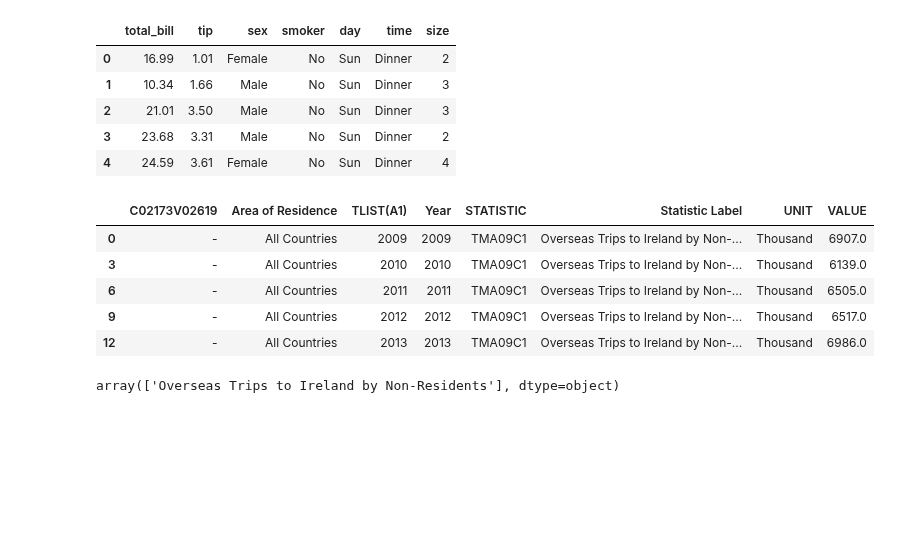
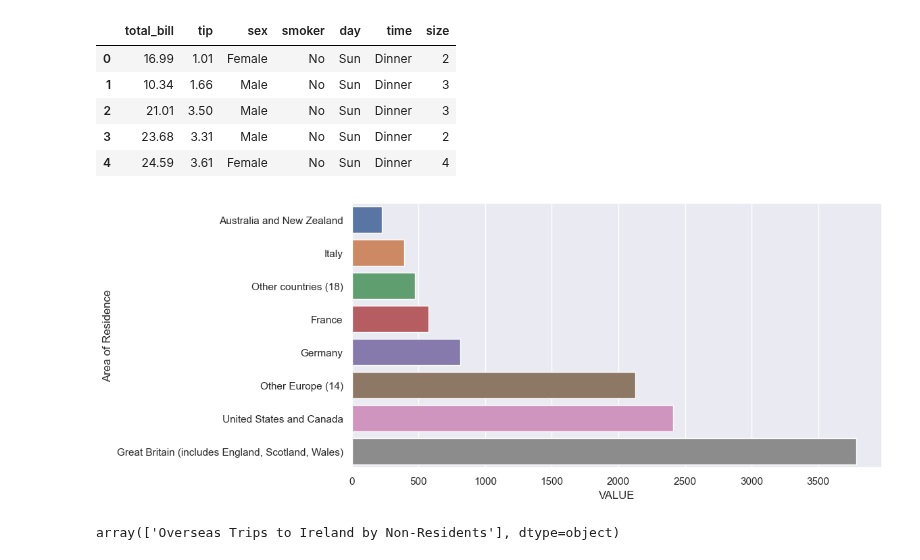
Before and after one commit to sba21725/MSC_DA_CA1, a Jupyter notebook: 01 Data Preparation.ipynb, the cells around one changed output. Saved outputs shown, nothing was run; the diff lists cells and outputs as text; code cells hidden in the pictures; blank space fills up the shorter version.

Commit message:
added table and graph to the Report

```diff
--- a/01 Data Preparation.ipynb
+++ b/01 Data Preparation.ipynb
@@ -359,12 +368,3 @@ tips.head()
 | 2 | 21.01 | 3.50 | Male | No | Sun | Dinner | 3 |
 | 3 | 23.68 | 3.31 | Male | No | Sun | Dinner | 2 |
 | 4 | 24.59 | 3.61 | Female | No | Sun | Dinner | 4 |
-# %%
-tma09_df_C1.head()
-# %% [output]
-|  | C02173V02619 | Area of Residence | TLIST(A1) | Year | STATISTIC | Statistic Label | UNIT | VALUE |
-| 0 | - | All Countries | 2009 | 2009 | TMA09C1 | Overseas Trips to Ireland by Non-... | Thousand | 6907.0 |
-| 3 | - | All Countries | 2010 | 2010 | TMA09C1 | Overseas Trips to Ireland by Non-... | Thousand | 6139.0 |
-| 6 | - | All Countries | 2011 | 2011 | TMA09C1 | Overseas Trips to Ireland by Non-... | Thousand | 6505.0 |
-| 9 | - | All Countries | 2012 | 2012 | TMA09C1 | Overseas Trips to Ireland by Non-... | Thousand | 6517.0 |
-| 12 | - | All Countries | 2013 | 2013 | TMA09C1 | Overseas Trips to Ireland by Non-... | Thousand | 6986.0 |
@@ -371,3 +374,29 @@ tma09_df_C1.head()
+# %%
+# PANDAS SELECT ROWS
+tma09_df_C1_2019 = tma09_df_C1[tma09_df_C1["Year"]==2019]
+tma09_df_C1_2019.head(100)
+
+
+# PANDAS RENAME COLUMN
+tma09_df_C1_2019 = tma09_df_C1_2019.rename(columns={"C02173V02619":"Country Code"})
+
+#tma09_df_C1_2020.to_excel("tabella.xlsx")
+# %%
+# Visualization: seaborn distplot
+sns.set_theme(style="darkgrid")
+
+# setting the dimensions of the plot
+fig, ax = plt.subplots(figsize=(8, 4))
+
+# drawing the plot
+sns.barplot(data=tma09_df_C1_2019.sort_values("VALUE")[tma09_df_C1_2019["Area of Residence"]!="All Countries"], y="Area of Residence", x="VALUE",  ax=ax)
+plt.show()
+
+#sns.lineplot(
+#    tma09_df_C1_2020, x="C02173V02619", y="VALUE"
+#)
+# %% [output]
+[figure, added]
 # %%
 tma09_df_C1["Statistic Label"].unique()
 # %% [output]
```
Also changed, not shown: parts of 7 cells of this notebook, 3 other files.
